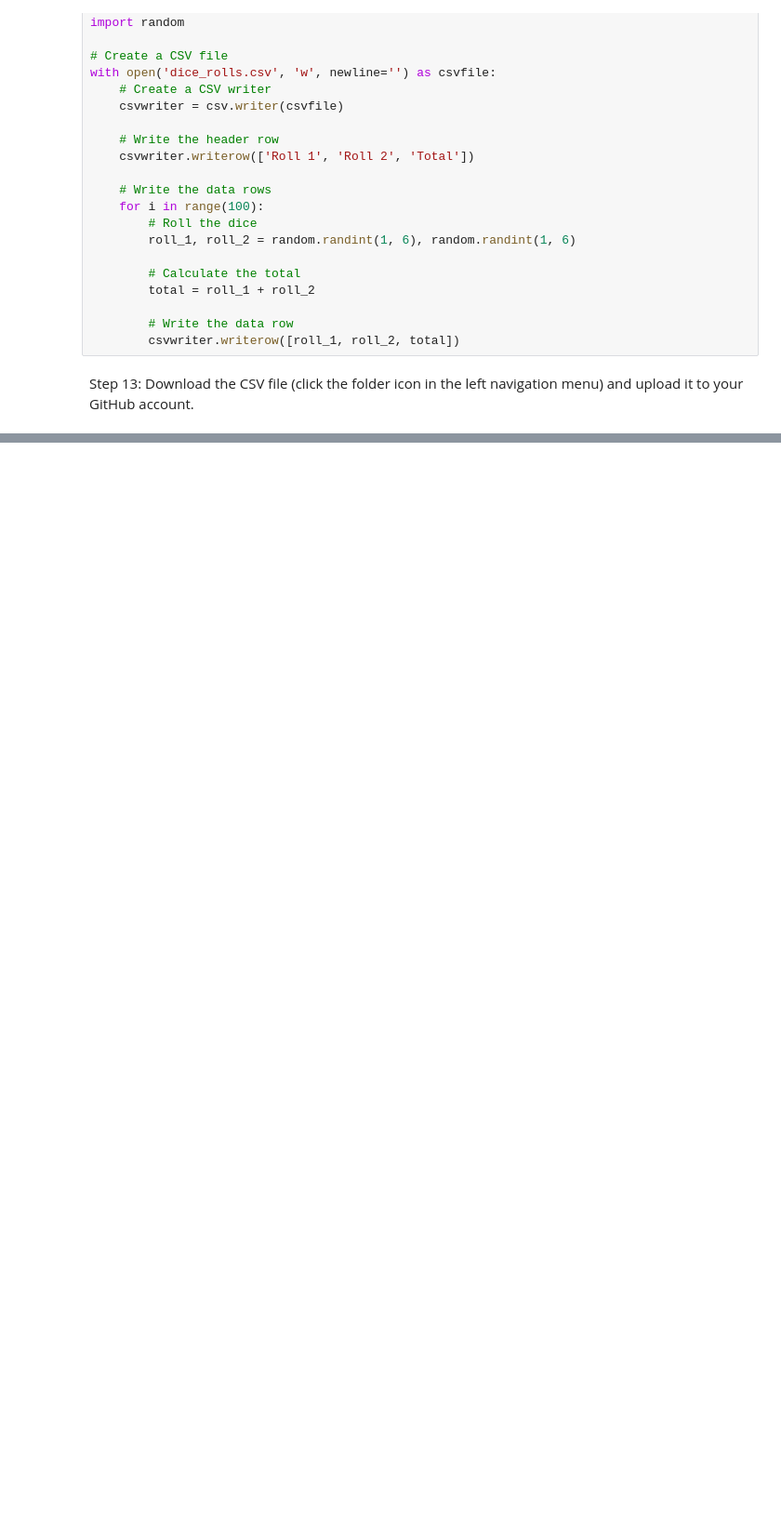
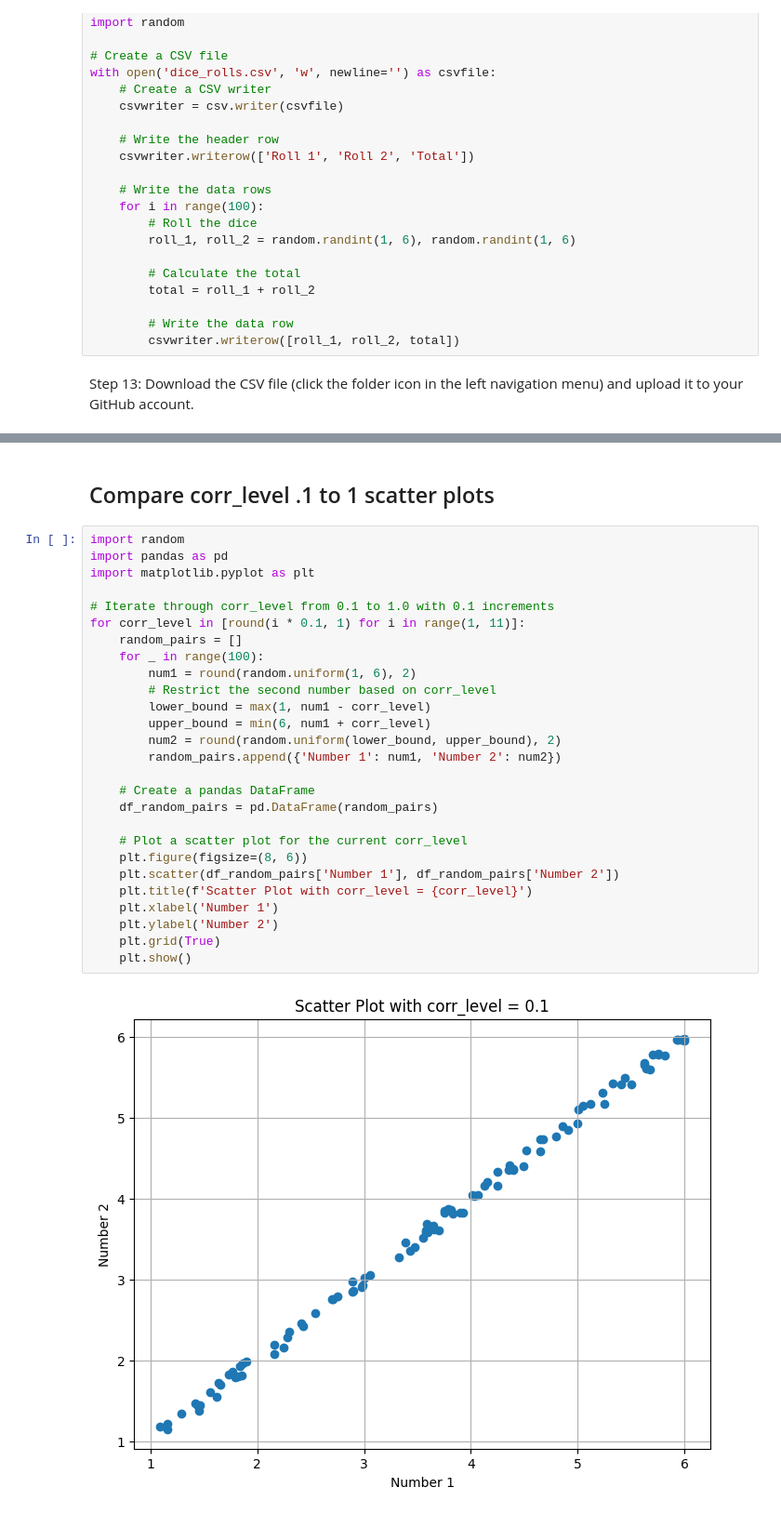
Before and after one commit to hqu/DPI-852M, a Jupyter notebook: In_Class_programming_exercise_1_roll_2_dice.ipynb, the cells around one changed output, grey strips where cells are left out. Shown at 93% size. Saved outputs shown, nothing was run; the diff lists cells and outputs as text; blank space fills up the shorter version.

```diff
--- a/In_Class_programming_exercise_1_roll_2_dice.ipynb
+++ b/In_Class_programming_exercise_1_roll_2_dice.ipynb
@@ -85,0 +366,31 @@ Create a Function called roll_x_times().  Ask the user to [input](https://www.w3
+# %% [markdown]
+## Compare corr_level .1 to 1 scatter plots
+# %%
+import random
+import pandas as pd
+import matplotlib.pyplot as plt
+
+# Iterate through corr_level from 0.1 to 1.0 with 0.1 increments
+for corr_level in [round(i * 0.1, 1) for i in range(1, 11)]:
+    random_pairs = []
+    for _ in range(100):
+        num1 = round(random.uniform(1, 6), 2)
+        # Restrict the second number based on corr_level
+        lower_bound = max(1, num1 - corr_level)
+        upper_bound = min(6, num1 + corr_level)
+        num2 = round(random.uniform(lower_bound, upper_bound), 2)
+        random_pairs.append({'Number 1': num1, 'Number 2': num2})
+
+    # Create a pandas DataFrame
+    df_random_pairs = pd.DataFrame(random_pairs)
+
+    # Plot a scatter plot for the current corr_level
+    plt.figure(figsize=(8, 6))
+    plt.scatter(df_random_pairs['Number 1'], df_random_pairs['Number 2'])
+    plt.title(f'Scatter Plot with corr_level = {corr_level}')
+    plt.xlabel('Number 1')
+    plt.ylabel('Number 2')
+    plt.grid(True)
+    plt.show()
+# %% [output]
+[figure, added]
```
Also changed, not shown: parts of 47 cells of this notebook.
